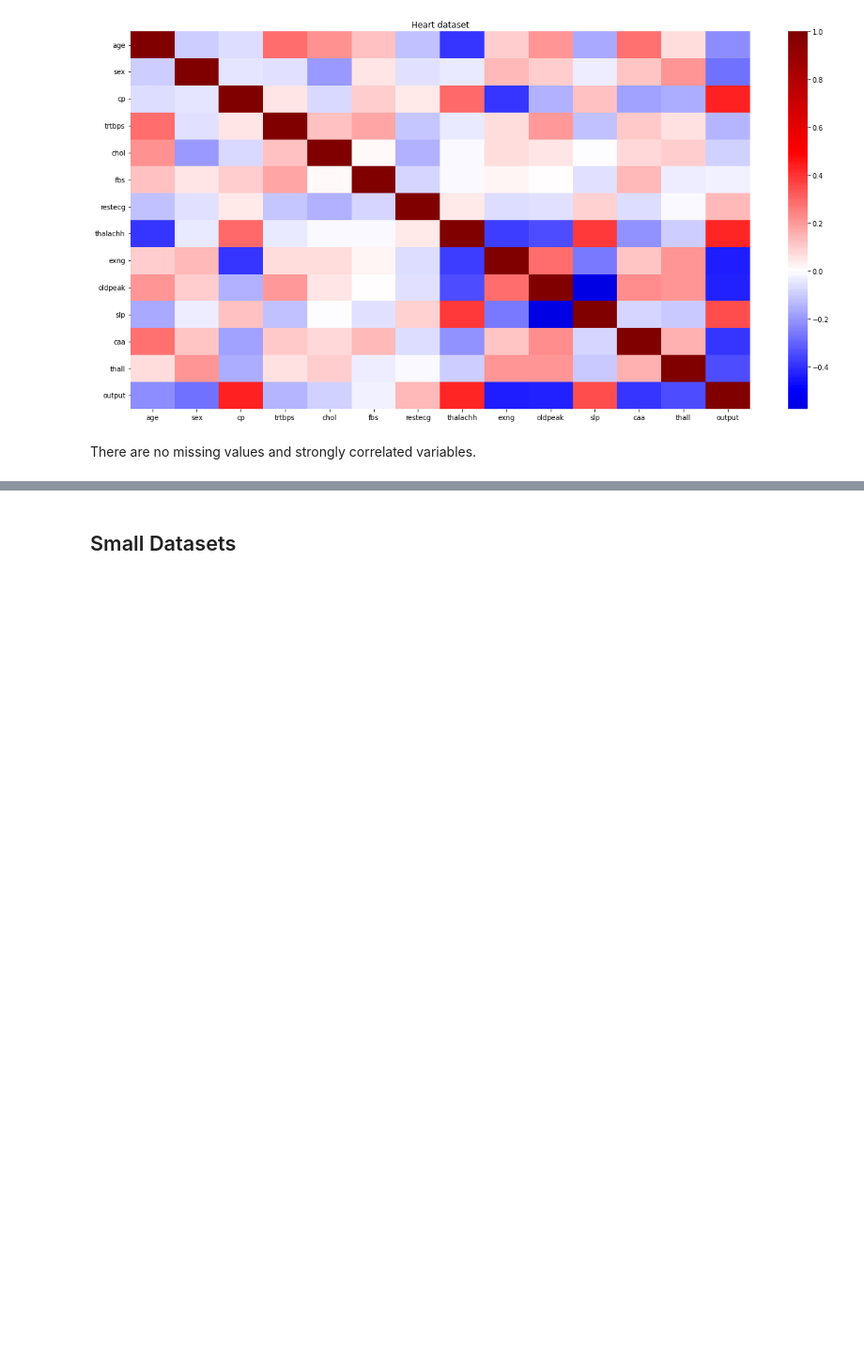
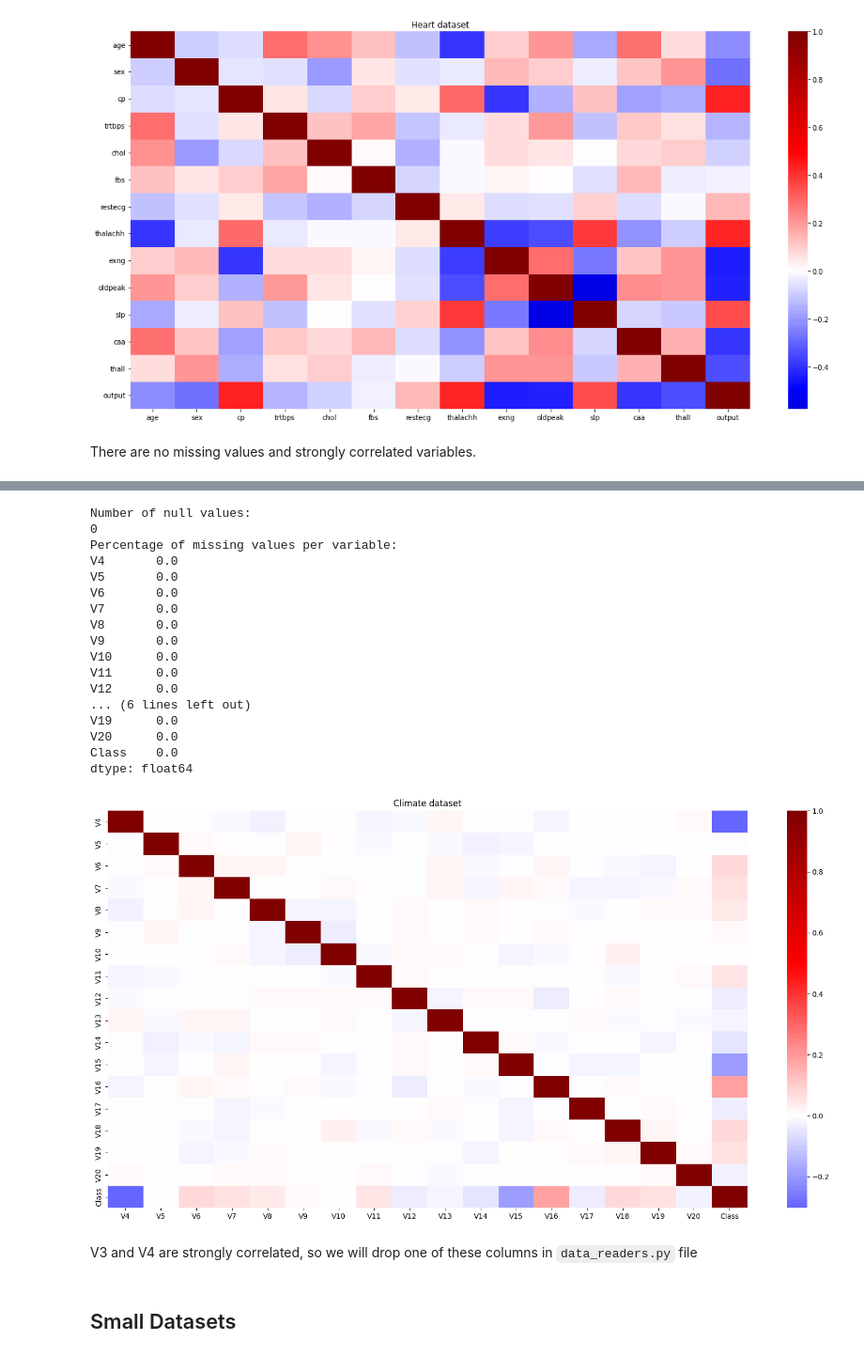
Before and after one commit to LJaremek/AdvancedMachineLearningProject-MINI, a Jupyter notebook: data_processing.ipynb, the cells around one changed output, grey strips where cells are left out. Shown: that part at 94% size. Cells and saved outputs as stored; diff of their text form; code cells hidden in the pictures; blank space fills up the shorter version.

Commit message:
added working climate dataset

```diff
--- a/data_processing.ipynb
+++ b/data_processing.ipynb
@@ -92,0 +96,4 @@ There are no missing values and strongly correlated variables.
+# %%
+data = arff.loadarff("./data/Climate/climate.arff")
+climate_df = pd.DataFrame(data[0])
+climate_df.head()
@@ -92,0 +108,4 @@ There are no missing values and strongly correlated variables.
+# %%
+climate_df.replace({"Class": {b"1": 0, b"2": 1}}, inplace=True)
+climate_df.drop(columns=["V1", "V2"], inplace=True)
+climate_df.describe()
@@ -93,3 +122,38 @@ There are no missing values and strongly correlated variables.
+# %%
+print("Number of null values:")
+print(climate_df.isnull().sum().sum())
+
+missing_percentage = (climate_df.isnull().sum() / len(climate_df)) * 100
+print("Percentage of missing values per variable:")
+print(missing_percentage)
+
+correlated_columns = check_correlation(climate_df)
+
+for col, correlated_cols in correlated_columns:
+    print(f"Column {col} is strongly correlated with columns: {', '.join(map(str, correlated_cols))}")
+
+plot_dataset(climate_df, title="Climate dataset")
+# %% [output]
+Number of null values:
+0
+Percentage of missing values per variable:
+V4       0.0
+V5       0.0
+V6       0.0
+V7       0.0
+V8       0.0
+V9       0.0
+V10      0.0
+V11      0.0
+V12      0.0
+... (6 lines left out)
+V19      0.0
+V20      0.0
+Class    0.0
+dtype: float64
+[figure, added]
+# %% [markdown]
+V3 and V4 are strongly correlated, so we will drop one of these columns in `data_readers.py` file
 # %% [markdown]
 ## Small Datasets
 # %% [markdown]
```
Also changed, not shown: parts of 5 cells of this notebook, 1 other file.
